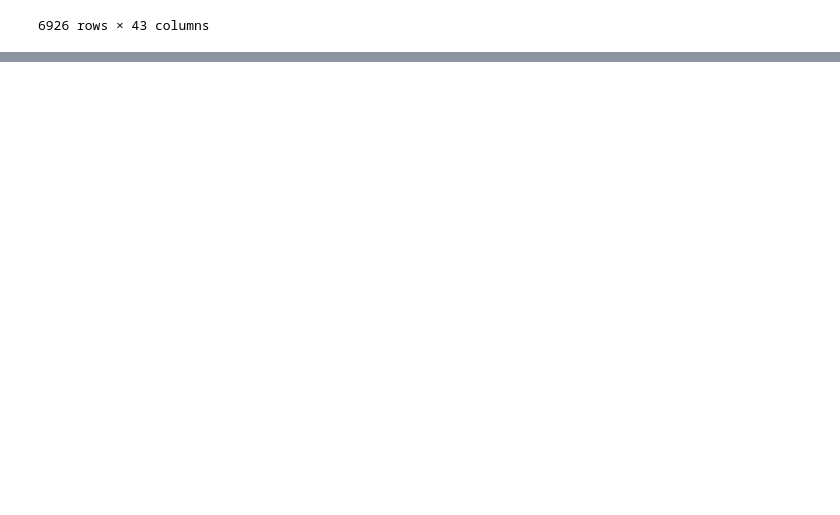
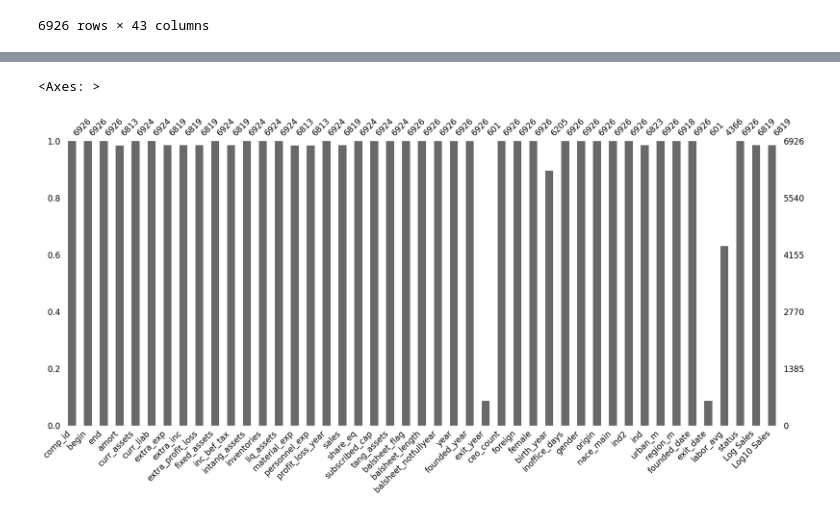
Before and after one commit to AntonioInsper/Projeto-Integrador-Insper, a Jupyter notebook: Projeto Integrador.ipynb, the cells around one changed output, grey strips where cells are left out. Cells and saved outputs as stored; diff of their text form; code cells hidden in the pictures; blank space fills up the shorter version.

```diff
--- a/Projeto Integrador.ipynb
+++ b/Projeto Integrador.ipynb
@@ -164,3 +164,5 @@ df
 | 277996 | 4.638292e+11 | 2014-01-01 | 2014-12-31 | 74.074074 | 440.740753 | 4837.037109 | 0.0 | 0.0 | 0.0 | ... |
 | 277997 | 4.638292e+11 | 2015-01-01 | 2015-12-31 | 74.074074 | 440.740753 | 4837.037109 | 0.0 | 0.0 | 0.0 | ... |
 6926 rows × 43 columns
+# %%
+df['sales'] = np.where(df['sales'] < 0, 0, df['sales'])
@@ -166,0 +186,3 @@ df
+# %%
+df['Log Sales'] = np.log(df['sales'])
+df['Log10 Sales'] = np.log10(df['sales'])
@@ -166,0 +200,3 @@ df
+# %%
+df['Log Sales'] = np.where(df['Log Sales'] < 0, 0, df['Log Sales'])
+df['Log Sales']
@@ -166,0 +221,3 @@ df
+# %%
+df['Log10 Sales'] = np.where(df['Log10 Sales'] < 0, 0, df['Log10 Sales'])
+df['Log10 Sales']
@@ -166,0 +242,5 @@ df
+# %%
+msno.bar(df)
+# %% [output]
+<Axes: >
+[figure, added]
```
Also changed, not shown: parts of 13 cells of this notebook.
